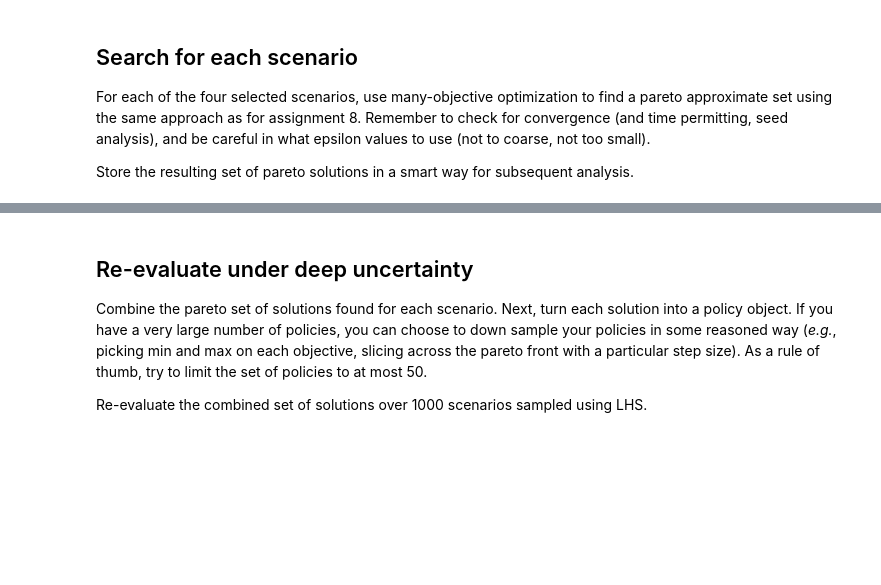
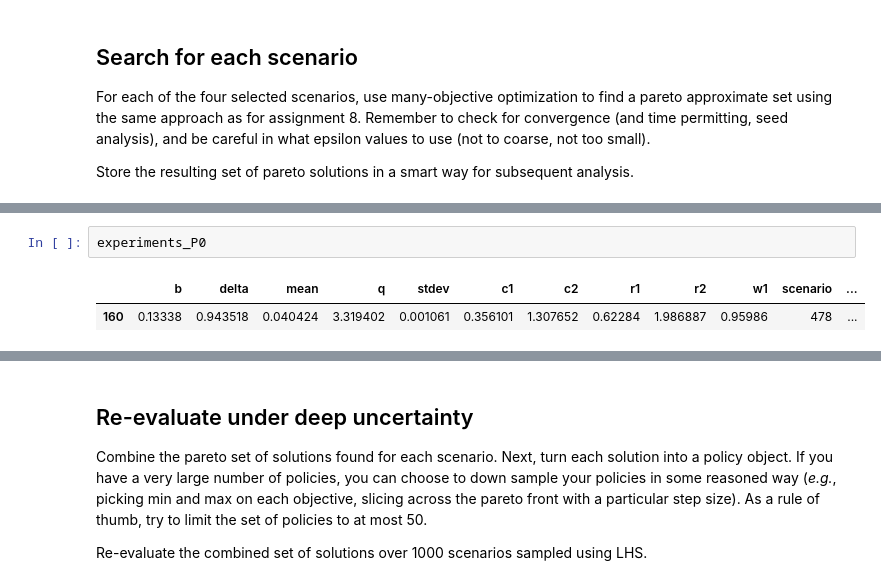
Before and after one commit to pattanyj/EPA1361_assignments, a Jupyter notebook: Week 5-6 - robustness and direct search/assignment 9 - multi-scenario MORDM.ipynb, the cells around one changed output, grey strips where cells are left out. Drawn from its saved outputs; the diff is of its cells as text; blank space fills up the shorter version.

```diff
--- a/Week 5-6 - robustness and direct search/assignment 9 - multi-scenario MORDM.ipynb
+++ b/Week 5-6 - robustness and direct search/assignment 9 - multi-scenario MORDM.ipynb
@@ -14,0 +57,5 @@ Store the resulting set of pareto solutions in a smart way for subsequent analys
+# %%
+experiments_P0
+# %% [output]
+|  | b | delta | mean | q | stdev | c1 | c2 | r1 | r2 | w1 | scenario | ... |
+| 160 | 0.13338 | 0.943518 | 0.040424 | 3.319402 | 0.001061 | 0.356101 | 1.307652 | 0.62284 | 1.986887 | 0.95986 | 478 | ... |
```
Also changed, not shown: parts of 8 cells of this notebook, 7 other files.
